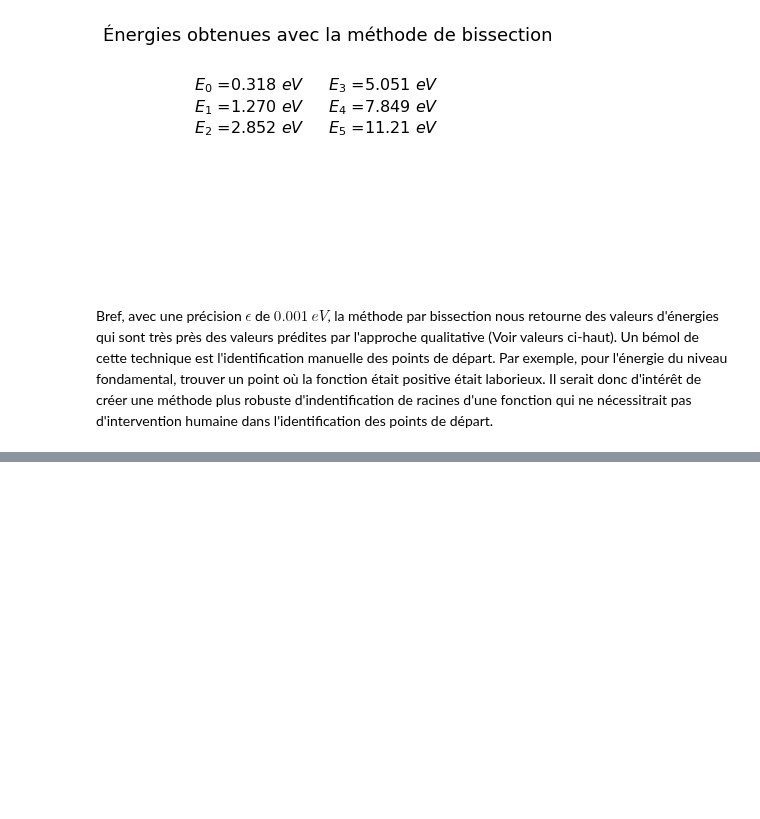
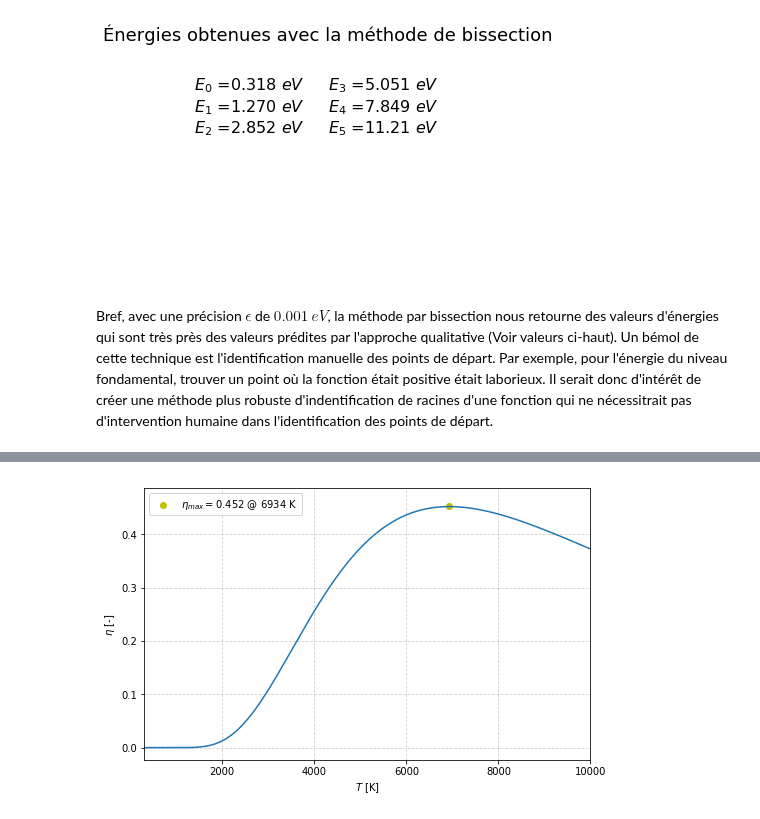
Before and after one commit to eliedl/Physique_numerique, a Jupyter notebook: TP3/TP3_Elie.ipynb, the cells around one changed output, grey strips where cells are left out. Drawn from its saved outputs; the diff is of its cells as text; code cells hidden in the pictures; blank space fills up the shorter version.

```diff
--- a/TP3/TP3_Elie.ipynb
+++ b/TP3/TP3_Elie.ipynb
@@ -149,0 +170,44 @@ Bref, avec une précision $\epsilon$ de $0.001\ eV$, la méthode par bissection
+# %%
+def get_bounds(T):
+    k_B   = pc['Boltzmann constant'][0] # J K^-1
+    h     = pc['Planck constant'][0]    # J s
+    c     = 3e8                      # m s^-1
+    lam_1 = 390e-9
+    lam_2 = 750e-9
+
+    b = h*c/(lam_1*k_B*T)
+    a = h*c/(lam_2*k_B*T)
+
+    return a, b
+
+def efficacite(T):
+
+    a, b = get_bounds(T)
+
+    N = 100
+
+    x, w = gaussxwab(N, a, b)
+
+    eta = (15/np.pi**4)*sum((w*x**3/(np.exp(x)-1)))
+
+    return eta
+
+#T = 6000
+T = np.linspace(300, 10000, 9700)
+res = []
+for T_i in T:
+    res.append(efficacite(T_i))
+# %%
+fig, ax = plt.subplots(1, 1, figsize=(8, 5))
+x = np.round(T[np.where(res == max(res))[0]][0])
+y = np.round(np.max(res), 3)
+plt.scatter(x, y, c='y', label=r'$\eta_{max}=$'+str(y)+' @ '+str(x)[:-2]+' K')
+plt.plot(T, res)
+plt.ylabel(r'$\eta$ [-]')
+plt.xlabel(r'$T$ [K]')
+plt.xlim(300, 10000)
+plt.grid(which='Major', ls='--', alpha=0.6)
+plt.legend()
+plt.show()
+# %% [output]
+[figure, added]
```
Also changed, not shown: parts of 6 cells of this notebook.
